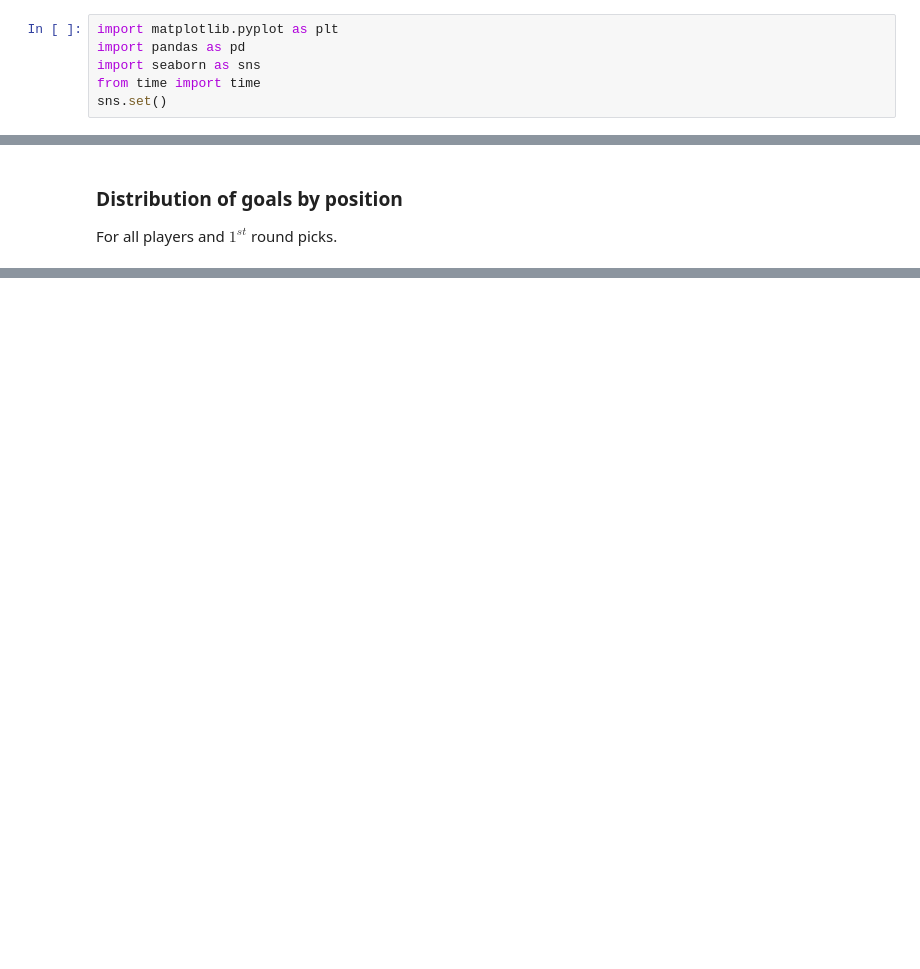
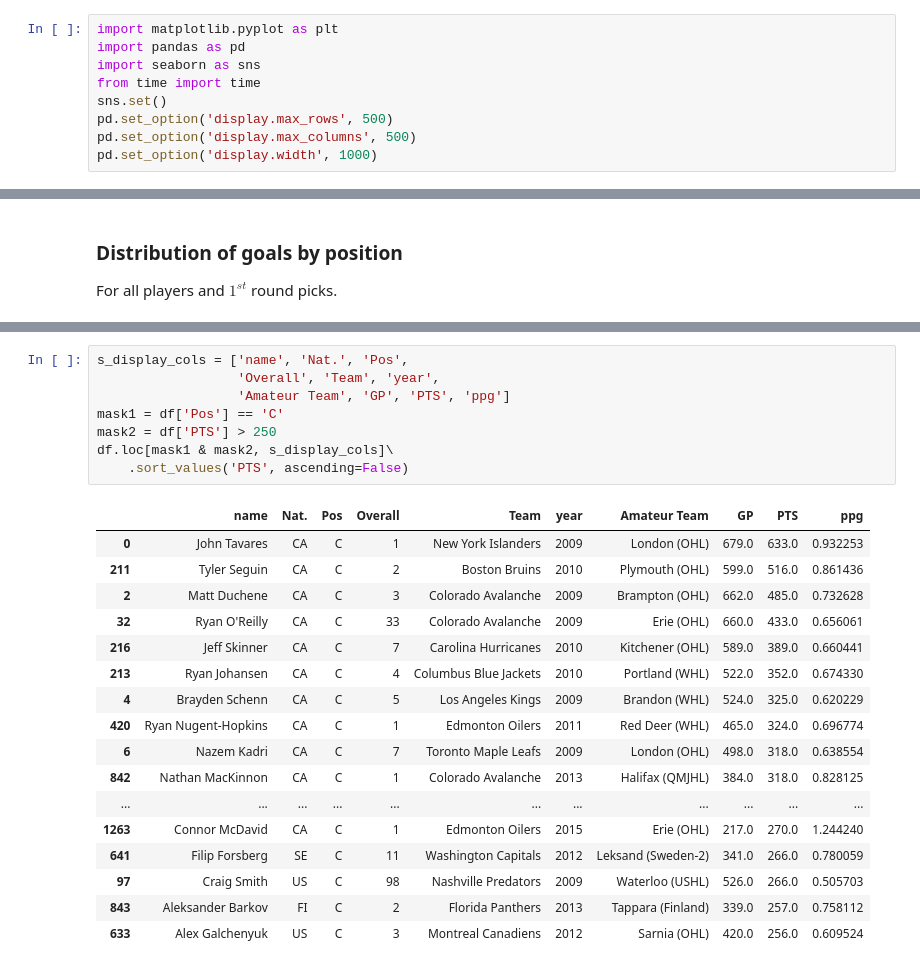
Before and after one commit to stepan-o/nhl_draft, a Jupyter notebook: notebooks/EDA/nhl_draft_EDA.ipynb, the cells around one changed output, grey strips where cells are left out. Cells and saved outputs as stored; diff of their text form; blank space fills up the shorter version.

```diff
--- a/notebooks/EDA/nhl_draft_EDA.ipynb
+++ b/notebooks/EDA/nhl_draft_EDA.ipynb
@@ -45,6 +45,9 @@ import pandas as pd
 import seaborn as sns
 from time import time
 sns.set()
+pd.set_option('display.max_rows', 500)
+pd.set_option('display.max_columns', 500)
+pd.set_option('display.width', 1000)
 # %%
 draft_data_path = '../../data/nhl_draft_picks_2009-2018.csv'
 t = time()
@@ -281,0 +337,26 @@ g.fig.suptitle("Distribution of goals for $1^{st}$ round picks, by position");
+# %%
+s_display_cols = ['name', 'Nat.', 'Pos',
+                  'Overall', 'Team', 'year',
+                  'Amateur Team', 'GP', 'PTS', 'ppg']
+mask1 = df['Pos'] == 'C'
+mask2 = df['PTS'] > 250
+df.loc[mask1 & mask2, s_display_cols]\
+    .sort_values('PTS', ascending=False)
+# %% [output]
+|  | name | Nat. | Pos | Overall | Team | year | Amateur Team | GP | PTS | ppg |
+| 0 | John Tavares | CA | C | 1 | New York Islanders | 2009 | London (OHL) | 679.0 | 633.0 | 0.932253 |
+| 211 | Tyler Seguin | CA | C | 2 | Boston Bruins | 2010 | Plymouth (OHL) | 599.0 | 516.0 | 0.861436 |
+| 2 | Matt Duchene | CA | C | 3 | Colorado Avalanche | 2009 | Brampton (OHL) | 662.0 | 485.0 | 0.732628 |
+| 32 | Ryan O'Reilly | CA | C | 33 | Colorado Avalanche | 2009 | Erie (OHL) | 660.0 | 433.0 | 0.656061 |
+| 216 | Jeff Skinner | CA | C | 7 | Carolina Hurricanes | 2010 | Kitchener (OHL) | 589.0 | 389.0 | 0.660441 |
+| 213 | Ryan Johansen | CA | C | 4 | Columbus Blue Jackets | 2010 | Portland (WHL) | 522.0 | 352.0 | 0.674330 |
+| 4 | Brayden Schenn | CA | C | 5 | Los Angeles Kings | 2009 | Brandon (WHL) | 524.0 | 325.0 | 0.620229 |
+| 420 | Ryan Nugent-Hopkins | CA | C | 1 | Edmonton Oilers | 2011 | Red Deer (WHL) | 465.0 | 324.0 | 0.696774 |
+| 6 | Nazem Kadri | CA | C | 7 | Toronto Maple Leafs | 2009 | London (OHL) | 498.0 | 318.0 | 0.638554 |
+| 842 | Nathan MacKinnon | CA | C | 1 | Colorado Avalanche | 2013 | Halifax (QMJHL) | 384.0 | 318.0 | 0.828125 |
+| ... | ... | ... | ... | ... | ... | ... | ... | ... | ... | ... |
+| 1263 | Connor McDavid | CA | C | 1 | Edmonton Oilers | 2015 | Erie (OHL) | 217.0 | 270.0 | 1.244240 |
+| 641 | Filip Forsberg | SE | C | 11 | Washington Capitals | 2012 | Leksand (Sweden-2) | 341.0 | 266.0 | 0.780059 |
+| 97 | Craig Smith | US | C | 98 | Nashville Predators | 2009 | Waterloo (USHL) | 526.0 | 266.0 | 0.505703 |
+| 843 | Aleksander Barkov | FI | C | 2 | Florida Panthers | 2013 | Tappara (Finland) | 339.0 | 257.0 | 0.758112 |
+| 633 | Alex Galchenyuk | US | C | 3 | Montreal Canadiens | 2012 | Sarnia (OHL) | 420.0 | 256.0 | 0.609524 |
```
Also changed, not shown: parts of 28 cells of this notebook.
